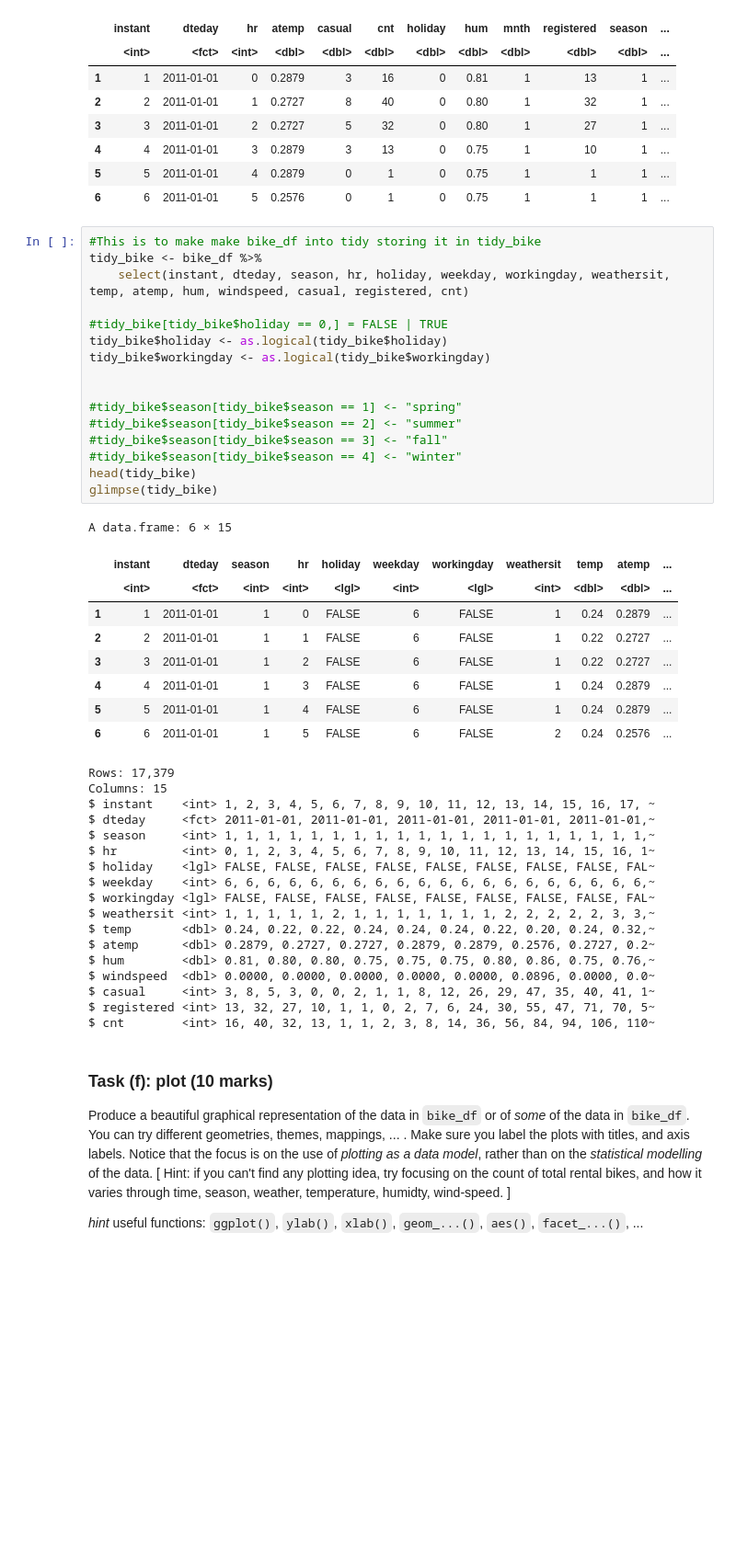
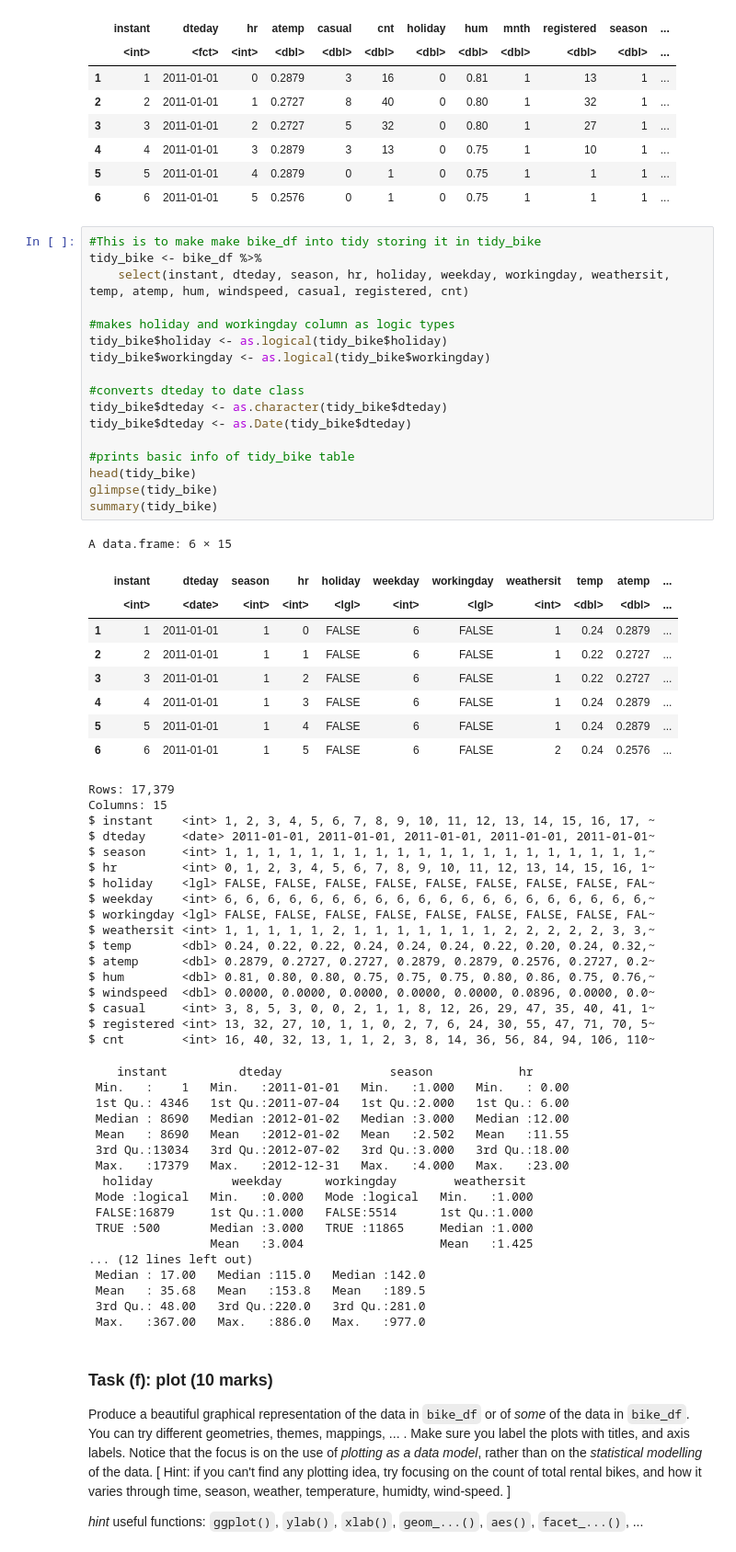
Before and after one commit to blackhakx/Data-Wrangling, a Jupyter notebook: DATA422_Assignment1_R.ipynb, the cells around one changed output. Shown: that part at 92% size. Saved outputs shown, nothing was run; the diff lists cells and outputs as text; blank space fills up the shorter version.

Commit message:
commit tidy and f plot

```diff
--- a/DATA422_Assignment1_R.ipynb
+++ b/DATA422_Assignment1_R.ipynb
@@ -336,23 +336,24 @@ A data.frame: 6 × 17
 # %%
 #This is to make make bike_df into tidy storing it in tidy_bike
 tidy_bike <- bike_df %>%
     select(instant, dteday, season, hr, holiday, weekday, workingday, weathersit, temp, atemp, hum, windspeed, casual, registered, cnt)
 
-#tidy_bike[tidy_bike$holiday == 0,] = FALSE | TRUE
+#makes holiday and workingday column as logic types
 tidy_bike$holiday <- as.logical(tidy_bike$holiday)
 tidy_bike$workingday <- as.logical(tidy_bike$workingday)
 
+#converts dteday to date class
+tidy_bike$dteday <- as.character(tidy_bike$dteday)
+tidy_bike$dteday <- as.Date(tidy_bike$dteday)
 
-#tidy_bike$season[tidy_bike$season == 1] <- "spring"
-#tidy_bike$season[tidy_bike$season == 2] <- "summer"
-#tidy_bike$season[tidy_bike$season == 3] <- "fall"
-#tidy_bike$season[tidy_bike$season == 4] <- "winter"
+#prints basic info of tidy_bike table
 head(tidy_bike)
 glimpse(tidy_bike)
+summary(tidy_bike)
 # %% [output]
 A data.frame: 6 × 15
 |  | instant | dteday | season | hr | holiday | weekday | workingday | weathersit | temp | atemp | ... |
-|  | <int> | <fct> | <int> | <int> | <lgl> | <int> | <lgl> | <int> | <dbl> | <dbl> | ... |
+|  | <int> | <date> | <int> | <int> | <lgl> | <int> | <lgl> | <int> | <dbl> | <dbl> | ... |
 | 1 | 1 | 2011-01-01 | 1 | 0 | FALSE | 6 | FALSE | 1 | 0.24 | 0.2879 | ... |
 | 2 | 2 | 2011-01-01 | 1 | 1 | FALSE | 6 | FALSE | 1 | 0.22 | 0.2727 | ... |
 | 3 | 3 | 2011-01-01 | 1 | 2 | FALSE | 6 | FALSE | 1 | 0.22 | 0.2727 | ... |
@@ -362,7 +363,7 @@ A data.frame: 6 × 15
 Rows: 17,379
 Columns: 15
 $ instant    <int> 1, 2, 3, 4, 5, 6, 7, 8, 9, 10, 11, 12, 13, 14, 15, 16, 17, ~
-$ dteday     <fct> 2011-01-01, 2011-01-01, 2011-01-01, 2011-01-01, 2011-01-01,~
+$ dteday     <date> 2011-01-01, 2011-01-01, 2011-01-01, 2011-01-01, 2011-01-01~
 $ season     <int> 1, 1, 1, 1, 1, 1, 1, 1, 1, 1, 1, 1, 1, 1, 1, 1, 1, 1, 1, 1,~
 $ hr         <int> 0, 1, 2, 3, 4, 5, 6, 7, 8, 9, 10, 11, 12, 13, 14, 15, 16, 1~
 $ holiday    <lgl> FALSE, FALSE, FALSE, FALSE, FALSE, FALSE, FALSE, FALSE, FAL~
@@ -376,6 +377,23 @@ $ windspeed  <dbl> 0.0000, 0.0000, 0.0000, 0.0000, 0.0000, 0.0896, 0.0000, 0.0~
 $ casual     <int> 3, 8, 5, 3, 0, 0, 2, 1, 1, 8, 12, 26, 29, 47, 35, 40, 41, 1~
 $ registered <int> 13, 32, 27, 10, 1, 1, 0, 2, 7, 6, 24, 30, 55, 47, 71, 70, 5~
 $ cnt        <int> 16, 40, 32, 13, 1, 1, 2, 3, 8, 14, 36, 56, 84, 94, 106, 110~
+    instant          dteday               season            hr
+ Min.   :    1   Min.   :2011-01-01   Min.   :1.000   Min.   : 0.00
+ 1st Qu.: 4346   1st Qu.:2011-07-04   1st Qu.:2.000   1st Qu.: 6.00
+ Median : 8690   Median :2012-01-02   Median :3.000   Median :12.00
+ Mean   : 8690   Mean   :2012-01-02   Mean   :2.502   Mean   :11.55
+ 3rd Qu.:13034   3rd Qu.:2012-07-02   3rd Qu.:3.000   3rd Qu.:18.00
+ Max.   :17379   Max.   :2012-12-31   Max.   :4.000   Max.   :23.00
+  holiday           weekday      workingday        weathersit
+ Mode :logical   Min.   :0.000   Mode :logical   Min.   :1.000
+ FALSE:16879     1st Qu.:1.000   FALSE:5514      1st Qu.:1.000
+ TRUE :500       Median :3.000   TRUE :11865     Median :1.000
+                 Mean   :3.004                   Mean   :1.425
+... (12 lines left out)
+ Median : 17.00   Median :115.0   Median :142.0
+ Mean   : 35.68   Mean   :153.8   Mean   :189.5
+ 3rd Qu.: 48.00   3rd Qu.:220.0   3rd Qu.:281.0
+ Max.   :367.00   Max.   :886.0   Max.   :977.0
 # %% [markdown]
 ### Task (f): plot (10 marks)
 
```
Also changed, not shown: parts of 5 cells of this notebook, 2 other files.
